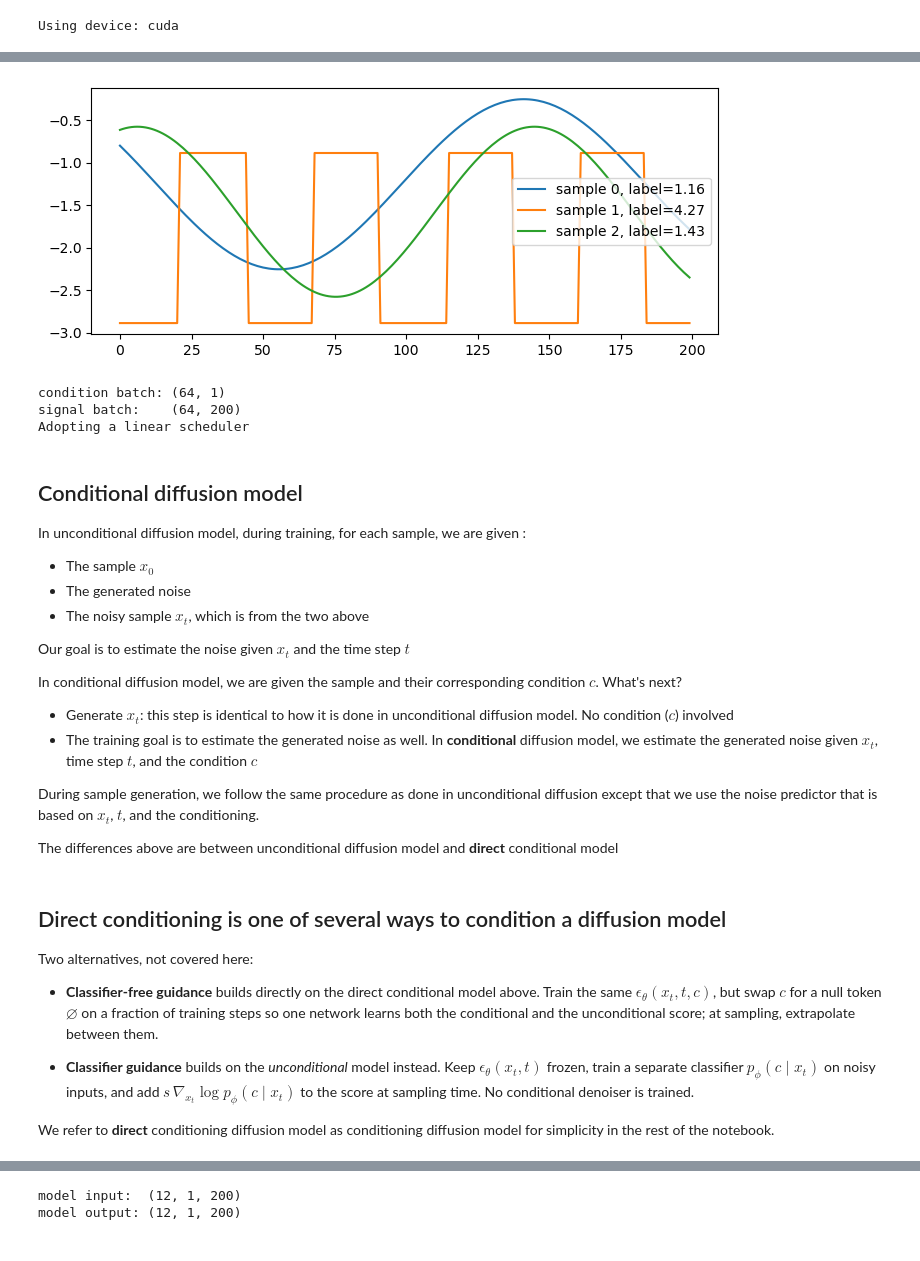
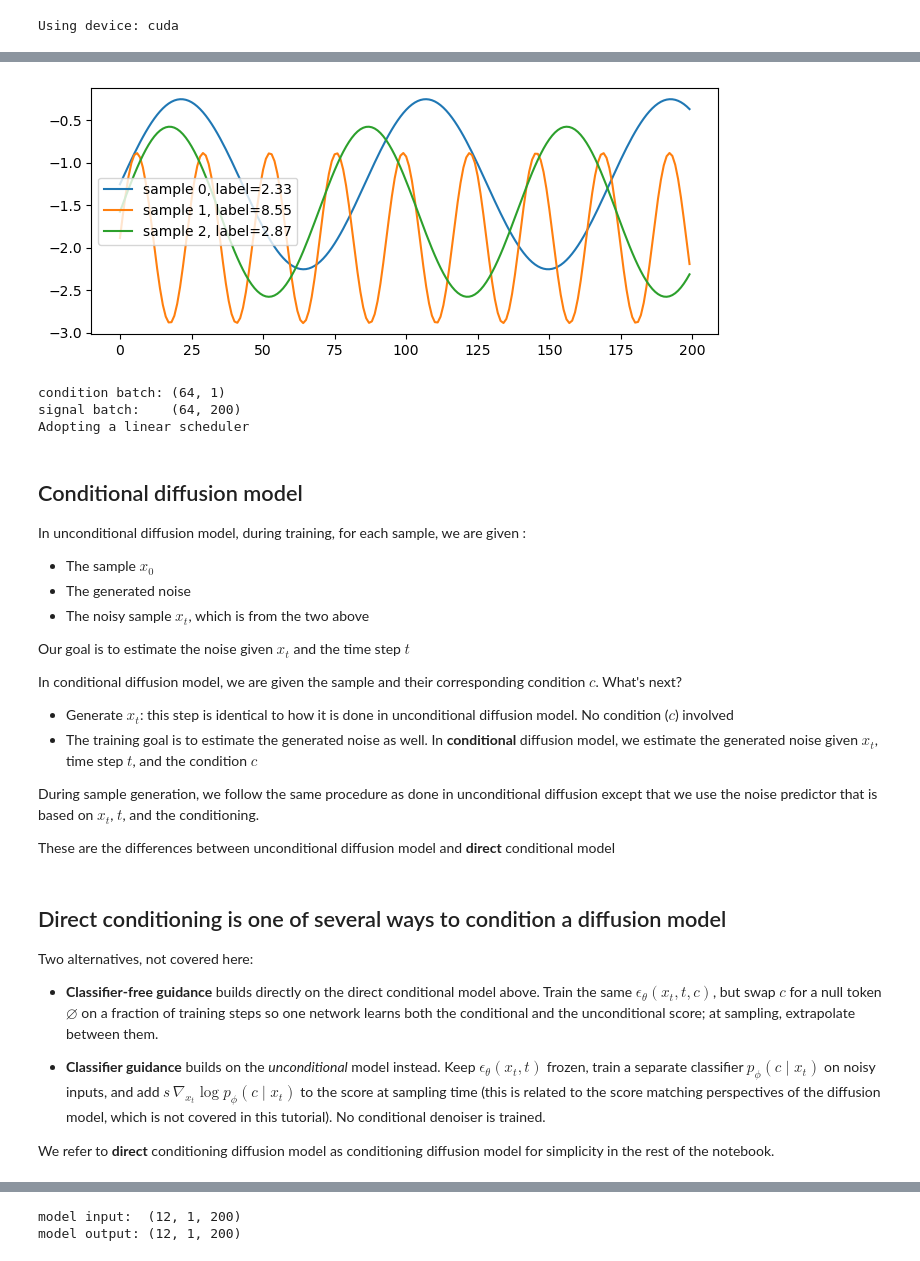
Before and after one commit to leap-stc/parameter-estimation, a Jupyter notebook: intro_diffusion/conditional_diffusion_intro.ipynb, the cells around one changed output, grey strips where cells are left out. Drawn from its saved outputs; the diff is of its cells as text; code cells hidden in the pictures.

```diff
--- a/intro_diffusion/conditional_diffusion_intro.ipynb
+++ b/intro_diffusion/conditional_diffusion_intro.ipynb
@@ -52,24 +68,24 @@ Random phase and bias is then added to the curve
 # %%
-freq_max = 5
+freq_max = 10
 
-dataset = SineWave_Square_DataSet(freq_max=freq_max, n_dim=200, random_bias = True, random_phase=True)
+dataset = SineWave_Random_DataSet(freq_max=freq_max, n_dim=200, random_bias = True, random_phase=False)
 data_loader = DataLoader(dataset, batch_size=64, shuffle=True)
 
-conditions, clean_batch = next(iter(data_loader))
+conditions, clean_batch, _, _ = next(iter(data_loader))
 plot_batched_lines(
     clean_batch[:],
-    conditions[:10],
+    conditions[:],
     max_lines=3,
     figsize=(7, 3),
 )
 
 print("condition batch:", tuple(conditions.shape))
 print("signal batch:   ", tuple(clean_batch.shape))
 
 T = 500
 schedule = noise_scheduler(T=T)
 # %% [output]
-[figure, old version]
+[figure, new version]
 condition batch: (64, 1)
 signal batch:    (64, 200)
 Adopting a linear scheduler
@@ -92,7 +108,7 @@ In conditional diffusion model, we are given the sample and their corresponding
 During sample generation, we follow the same procedure as done in unconditional diffusion except that we use the noise predictor that is based on $x_t$, $t$, and the conditioning.
 
 
-The differences above are between unconditional diffusion model and **direct** conditional model
+These are the differences between unconditional diffusion model and **direct** conditional model
 # %% [markdown]
 ## Direct conditioning is one of several ways to condition a diffusion model
 
@@ -106,7 +122,7 @@ Two alternatives, not covered here:
 - **Classifier guidance** builds on the *unconditional* model instead. Keep
   $\epsilon_\theta(x_t,t)$ frozen, train a separate classifier $p_\phi(c\mid x_t)$
   on noisy inputs, and add $s\,\nabla_{x_t}\log p_\phi(c\mid x_t)$ to the score at
-  sampling time. No conditional denoiser is trained.
+  sampling time (this is related to the score matching perspectives of the diffusion model, which is not covered in this tutorial). No conditional denoiser is trained.
 
 
 We refer to **direct** conditioning diffusion model as conditioning diffusion model for simplicity in the rest of the notebook.
```
Also changed, not shown: parts of 16 cells of this notebook, 11 other files.
